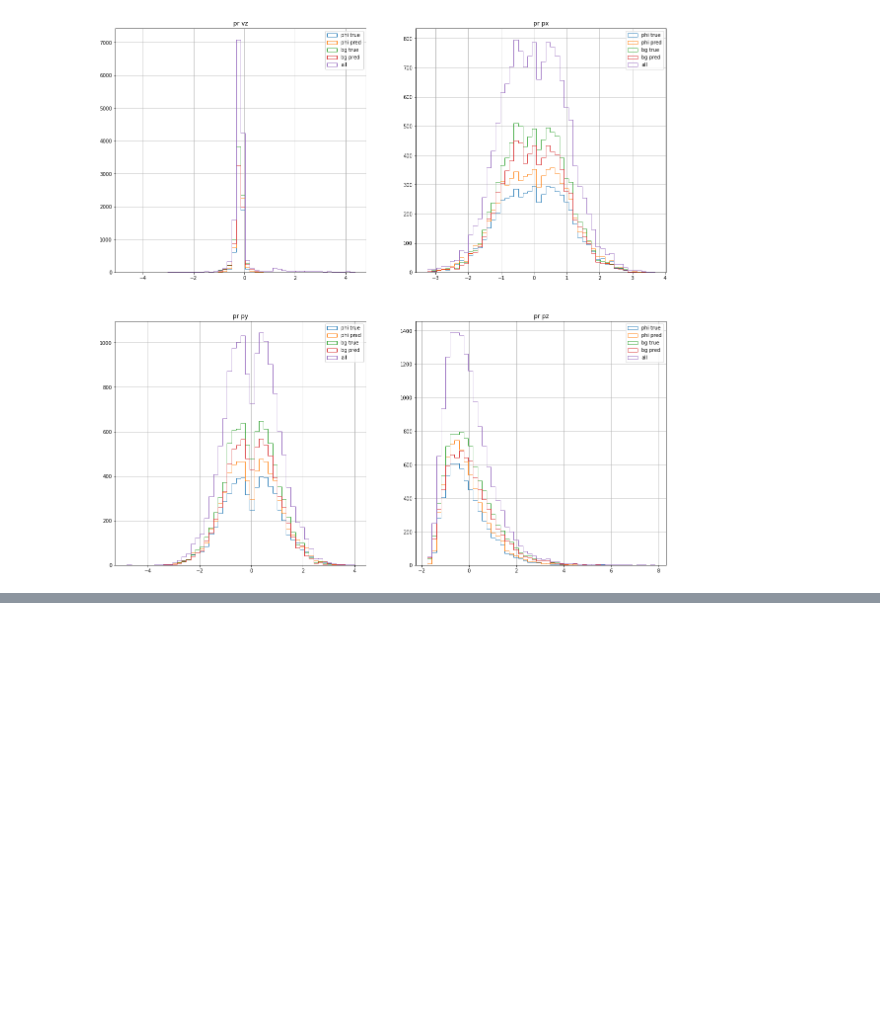
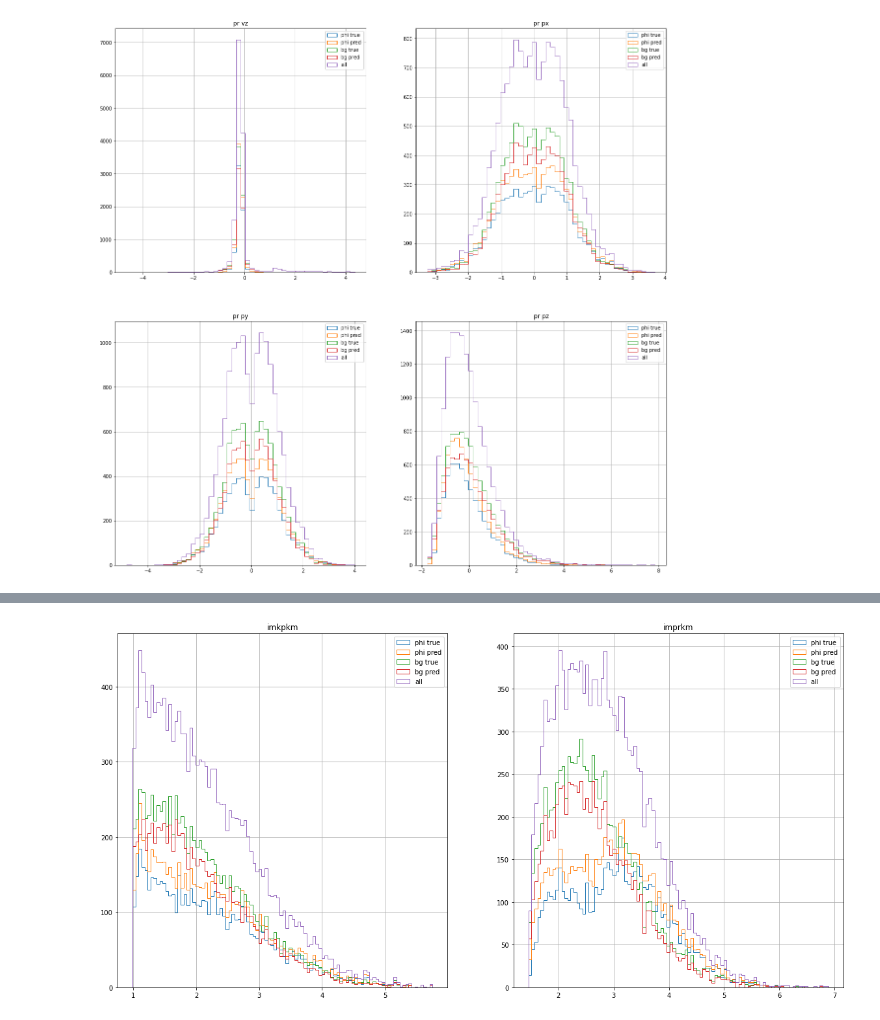
Before and after one commit to psimmerl/phiML, a Jupyter notebook: analysis.ipynb, the cells around one changed output, grey strips where cells are left out. Drawn from its saved outputs; the diff is of its cells as text; code cells hidden in the pictures; blank space fills up the shorter version.

```diff
--- a/analysis.ipynb
+++ b/analysis.ipynb
@@ -113,0 +167,22 @@ for i, ax in enumerate(axs.flatten()):
+# %%
+# Invariant Mass KpKm and PrKm
+# !: Not real because of StandardScaler
+# Should be seeing cuts in imprkm from lambda resonances but i'm not....
+bins=100
+f, axs = plt.subplots(1, 2, figsize=(20,10))
+for i, ax in enumerate(axs.flatten()):
+    ax.set_title(["imkpkm", "imprkm"][i])
+
+    i+=16
+    _, b, _  = ax.hist(phi_true[:, i], bins=bins, histtype="step", label="phi true")
+    ax.hist(phi_pred[:, i], bins=b, histtype="step", label="phi pred")
+
+    ax.hist(bg_true[:, i], bins=b, histtype="step", label="bg true")
+    ax.hist(bg_pred[:, i], bins=b, histtype="step", label="bg pred")
+    ax.hist(X_test[:, i], bins=b, histtype="step", label="all")
+
+    ax.grid()
+    ax.legend()
+    # ax.set_yscale('log')
+# %% [output]
+[figure, added]
```
Also changed, not shown: parts of 9 cells of this notebook, 11 other files.
